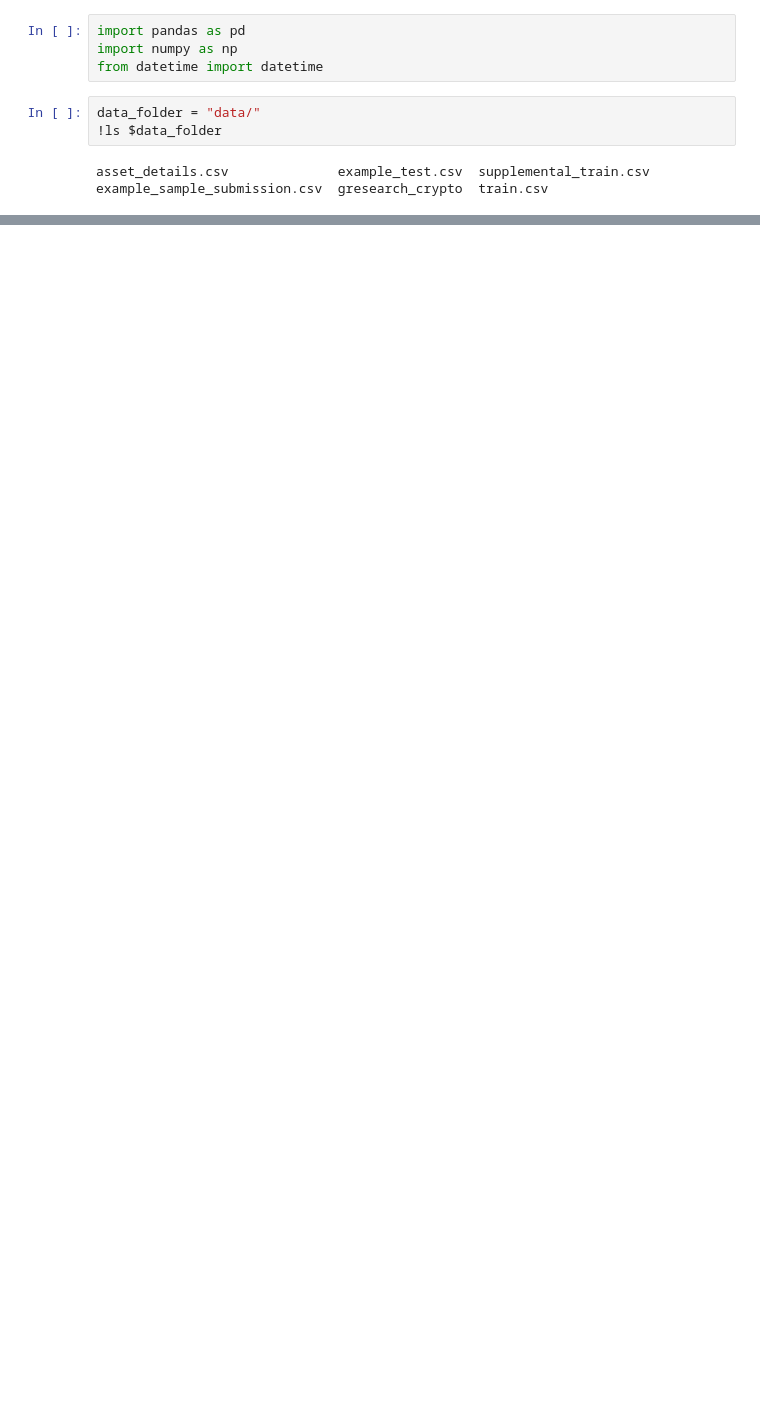
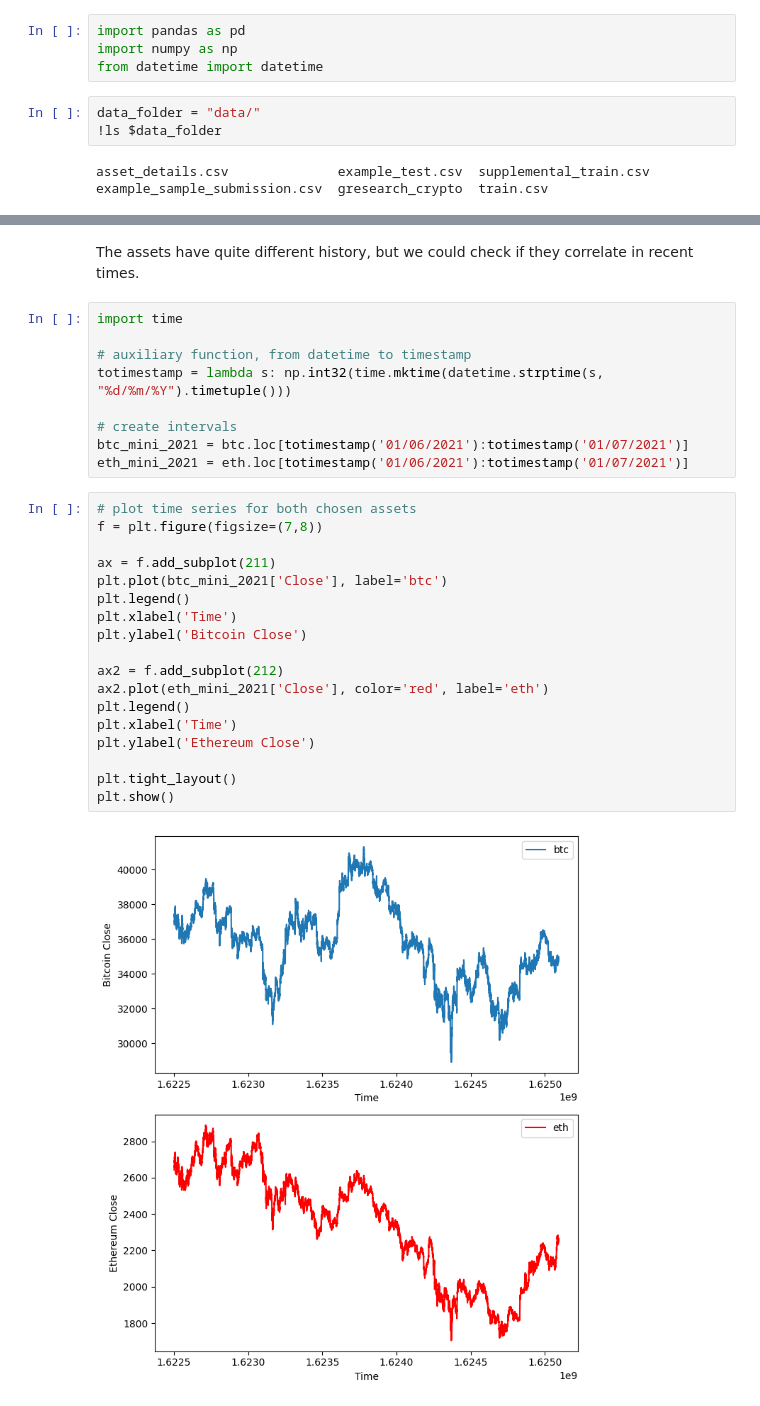
Before and after one commit to Murat-U-Saglam/L_M_L, a Jupyter notebook: MoneyBrinterBRR/poke_data.ipynb, the cells around one changed output, grey strips where cells are left out. Cells and saved outputs as stored; diff of their text form; blank space fills up the shorter version.

```diff
--- a/MoneyBrinterBRR/poke_data.ipynb
+++ b/MoneyBrinterBRR/poke_data.ipynb
@@ -25,0 +227,31 @@ crypto_df.head(10)
+# %% [markdown]
+The assets have quite different history, but we could check if they correlate in recent times.
+# %%
+import time
+
+# auxiliary function, from datetime to timestamp
+totimestamp = lambda s: np.int32(time.mktime(datetime.strptime(s, "%d/%m/%Y").timetuple()))
+
+# create intervals
+btc_mini_2021 = btc.loc[totimestamp('01/06/2021'):totimestamp('01/07/2021')]
+eth_mini_2021 = eth.loc[totimestamp('01/06/2021'):totimestamp('01/07/2021')]
+# %%
+# plot time series for both chosen assets
+f = plt.figure(figsize=(7,8))
+
+ax = f.add_subplot(211)
+plt.plot(btc_mini_2021['Close'], label='btc')
+plt.legend()
+plt.xlabel('Time')
+plt.ylabel('Bitcoin Close')
+
+ax2 = f.add_subplot(212)
+ax2.plot(eth_mini_2021['Close'], color='red', label='eth')
+plt.legend()
+plt.xlabel('Time')
+plt.ylabel('Ethereum Close')
+
+plt.tight_layout()
+plt.show()
+# %% [output]
+[figure, added]
```
Also changed, not shown: parts of 60 cells of this notebook.
